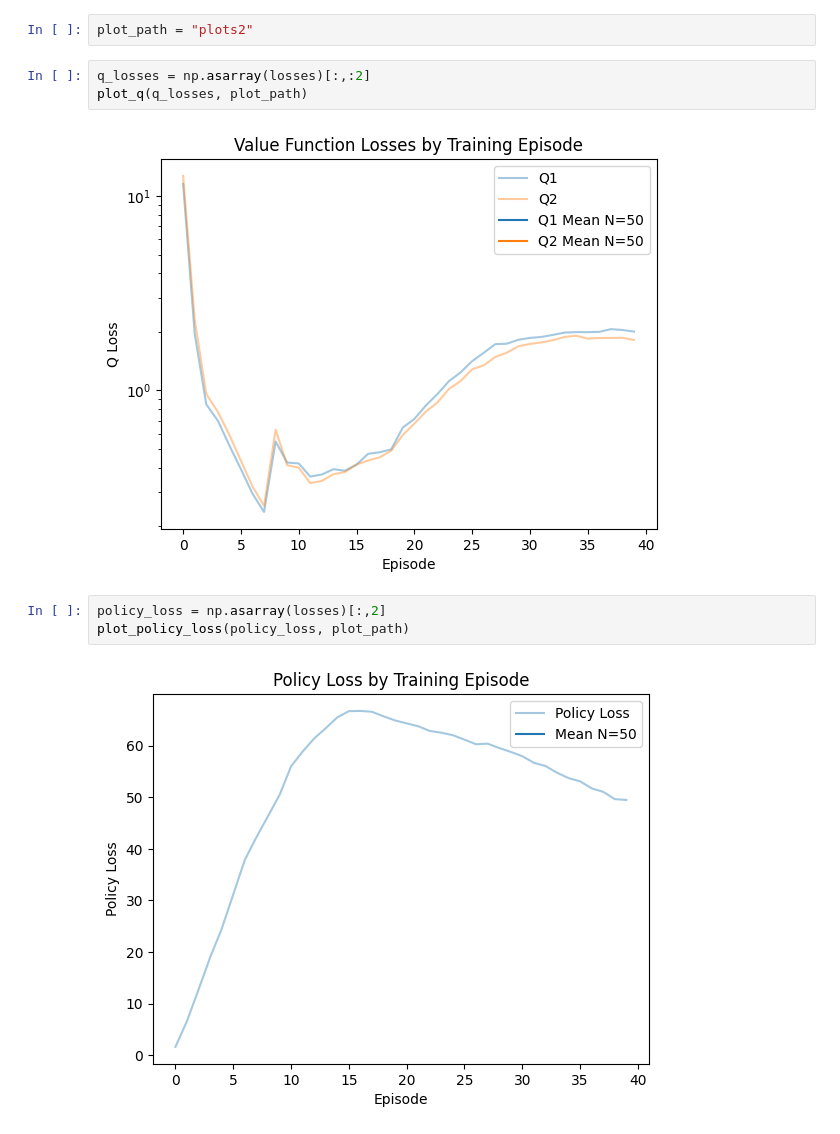
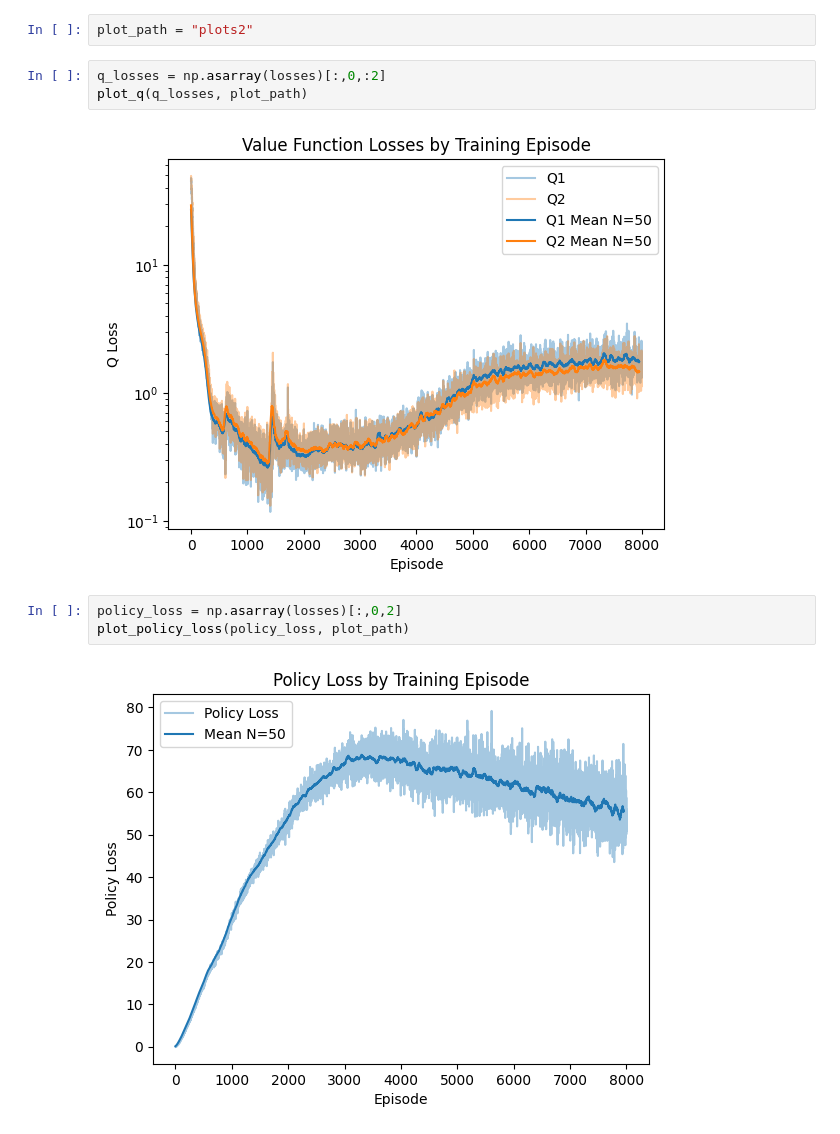
Before and after one commit to kluedemann/rl-project, a Jupyter notebook: checkpoint1/pendulum/pendulum2.ipynb, the cells around one changed output. Saved outputs shown, nothing was run; the diff lists cells and outputs as text.

```diff
--- a/checkpoint1/pendulum/pendulum2.ipynb
+++ b/checkpoint1/pendulum/pendulum2.ipynb
@@ -79,13 +78,13 @@ from sac.plots import *
 # %%
 plot_path = "plots2"
 # %%
-q_losses = np.asarray(losses)[:,:2]
+q_losses = np.asarray(losses)[:,0,:2]
 plot_q(q_losses, plot_path)
 # %% [output]
-[figure, old version]
+[figure, new version]
 # %%
-policy_loss = np.asarray(losses)[:,2]
+policy_loss = np.asarray(losses)[:,0,2]
 plot_policy_loss(policy_loss, plot_path)
 # %% [output]
-[figure, old version]
+[figure, new version]
 # %%
```
Also changed, not shown: parts of 5 cells of this notebook, 4 other files.
